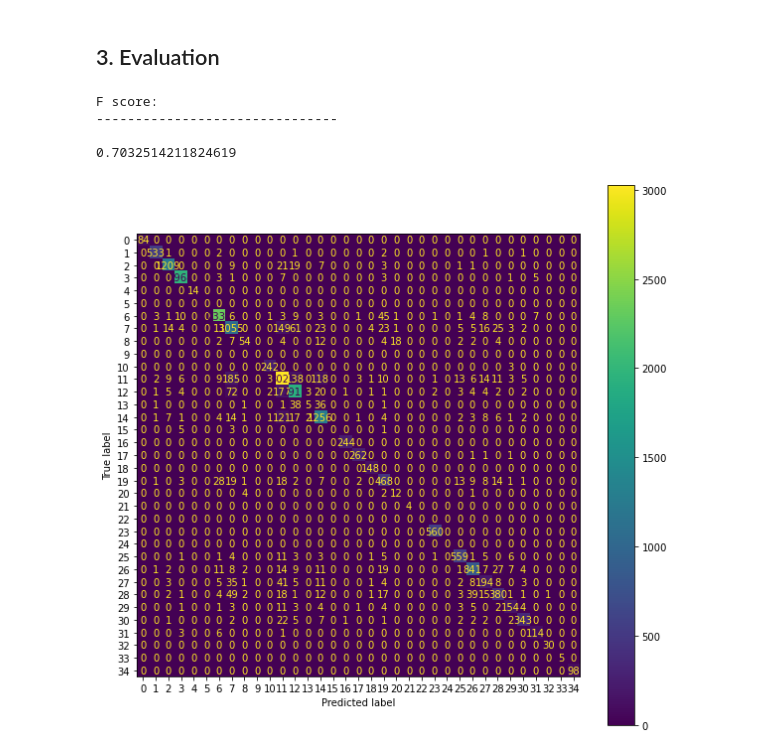
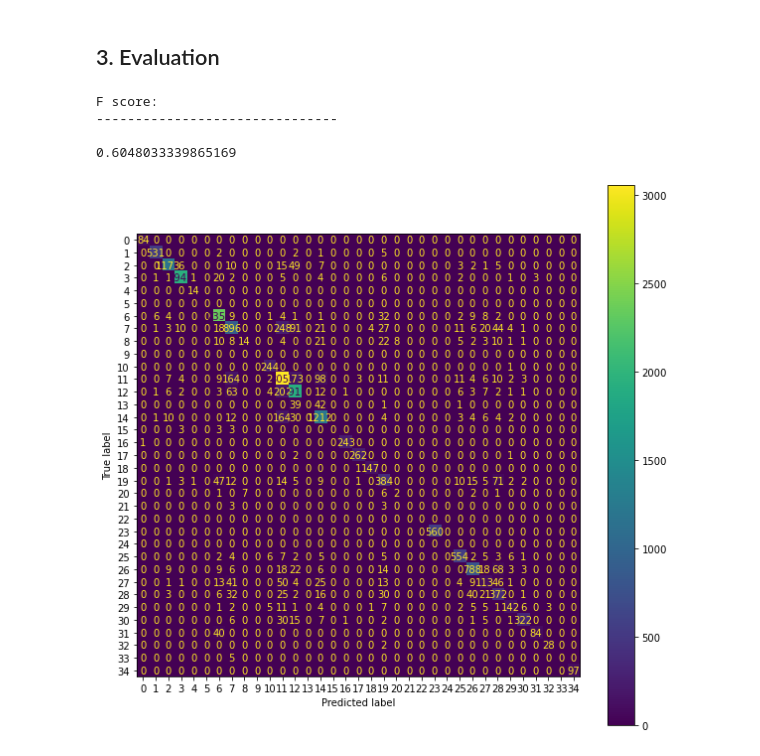
Before and after one commit to gmurro/PartOfSpeechTagging, a Jupyter notebook: POS_final.ipynb, the cells around one changed output. Cells and saved outputs as stored; diff of their text form; code cells hidden in the pictures.

```diff
--- a/POS_final.ipynb
+++ b/POS_final.ipynb
@@ -382,7 +388,7 @@ The hyperparameter search is complete. The optimal number of units in the first
 # %% [markdown]
 ### 2.3 Model training
 # %%
-epochs_training = 50
+epochs_training = 100
 batch_size_training = 16
 callbacks_training = [keras.callbacks.EarlyStopping(monitor='val_accuracy', patience=5, restore_best_weights=True)]
 # %%
@@ -632,7 +638,7 @@ layers_info_bilstm_two_dense = [
 compile_info_bilstm_two_dense = {
     'optimizer': keras.optimizers.Adam(learning_rate=best_hps_bilstm_two_dense.get('learning_rate')),
     'loss': 'categorical_crossentropy',
-    'metrics' : [f1_score]
+    'metrics' : ['accuracy']
 }
 
 model_bilstm_two_dense = create_model(layers_info_bilstm_two_dense, compile_info_bilstm_two_dense)
@@ -742,14 +748,14 @@ def evaluate_model(model, X_test, y_test, labels):
 # %%
 punctuation_indexes = [0, 1, 2, 3, 4, 5, 6, 16, 30, 43]
 classes = target_vectorizer.get_classes()
 valid_labels = list(set(range(len(classes))) - set(punctuation_indexes))
-evaluate_model(model_bilstm, X_test, y_test, valid_labels)
+evaluate_model(model_bilstm_two_dense, X_test, y_test, valid_labels)
 # %% [output]
 F score:
 -------------------------------
 
-0.7032514211824619
+0.6048033339865169
-[figure, old version]
+[figure, new version]
 # %%
 i_test = 6  # change this to see the prediction for a different sentence
 
```
Also changed, not shown: parts of 9 cells of this notebook.
